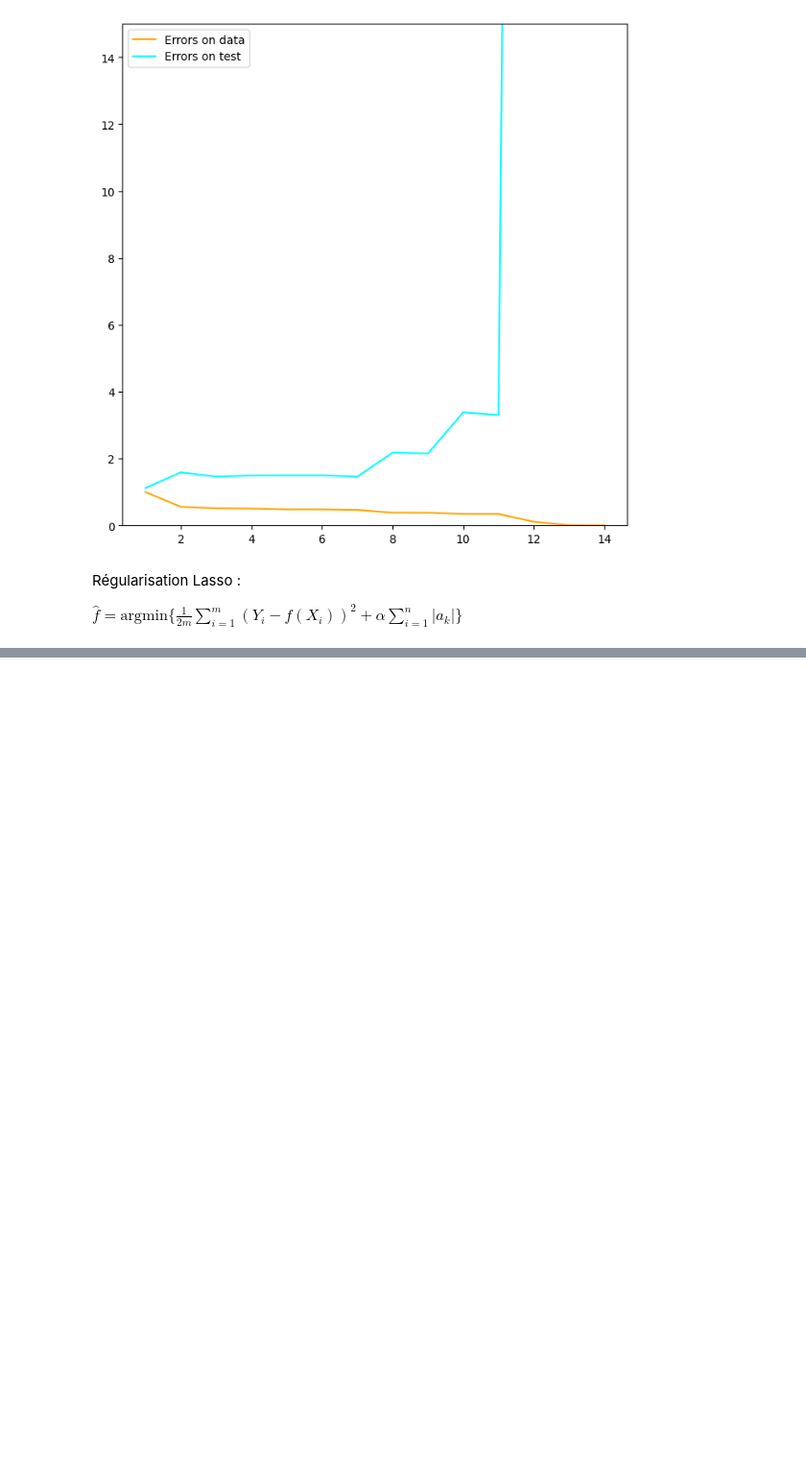
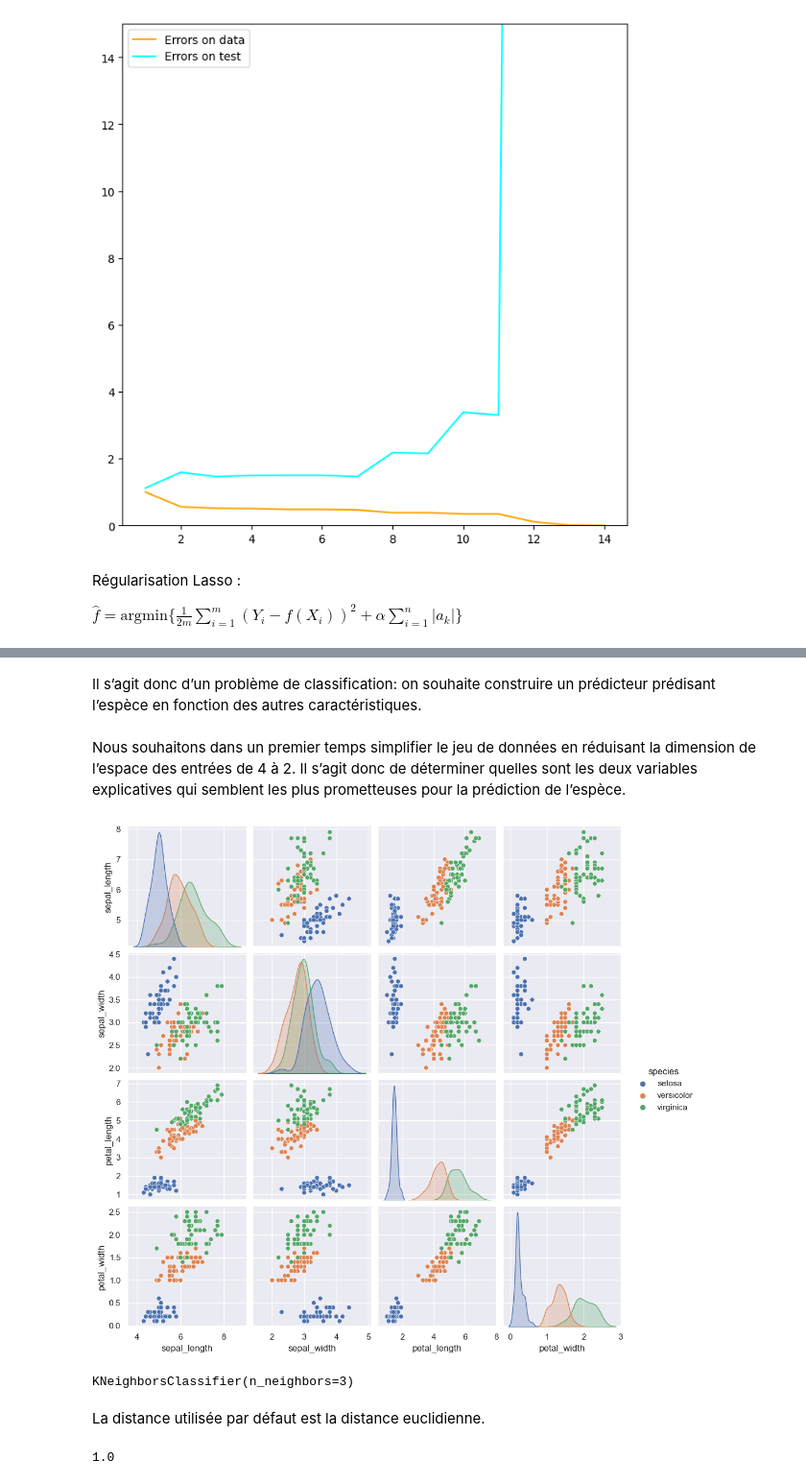
Before and after one commit to AugustinCablant/Learning-ML, a Jupyter notebook: TP_ENSAE_2A/TP1.ipynb, the cells around one changed output, grey strips where cells are left out. Shown at 96% size. Saved outputs shown, nothing was run; the diff lists cells and outputs as text; code cells hidden in the pictures; blank space fills up the shorter version.

```diff
--- a/TP_ENSAE_2A/TP1.ipynb
+++ b/TP_ENSAE_2A/TP1.ipynb
@@ -224,0 +233,3 @@ f = Lasso(0.1)
+# %%
+iris = sns.load_dataset("iris")
+iris.sample(10)
@@ -224,0 +248,13 @@ f = Lasso(0.1)
+# %% [markdown]
+Il s’agit donc d’un problème de classification: on souhaite construire un prédicteur
+prédisant l’espèce en fonction des autres caractéristiques.
+# %% [markdown]
+Nous souhaitons dans un premier temps simplifier le jeu de données en réduisant la dimension de l’espace des entrées
+de 4 à 2. Il s’agit donc de déterminer quelles sont les deux variables explicatives qui semblent les plus prometteuses
+pour la prédiction de l’espèce.
+# %%
+sns.set()
+sns.pairplot(iris, hue="species")
+plt.show()
+# %% [output]
+[figure, added]
@@ -224,0 +269,11 @@ f = Lasso(0.1)
+# %%
+knn = KNeighborsClassifier(n_neighbors=3)
+knn.fit(X_train, y_train)
+# %% [output]
+KNeighborsClassifier(n_neighbors=3)
+# %% [markdown]
+La distance utilisée par défaut est la distance euclidienne.
+# %%
+knn.score(X_test, y_test)
+# %% [output]
+1.0
```
Also changed, not shown: parts of 8 cells of this notebook.
